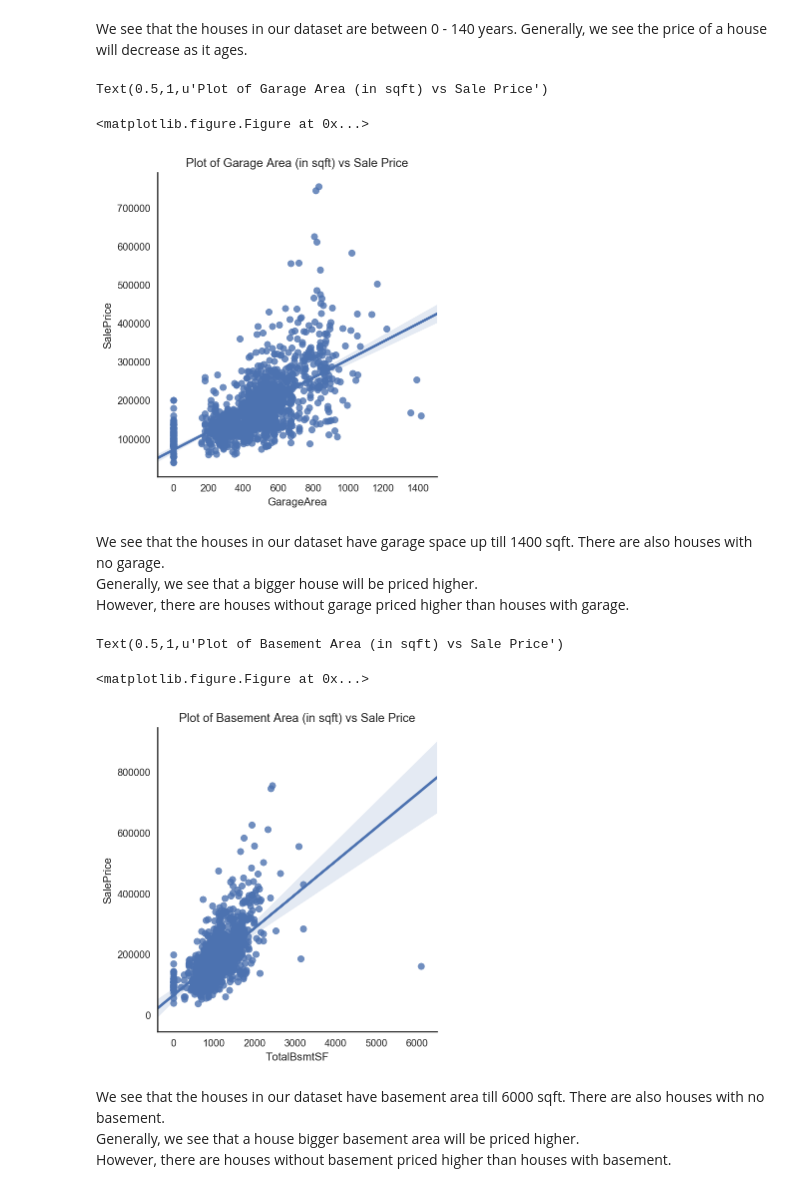
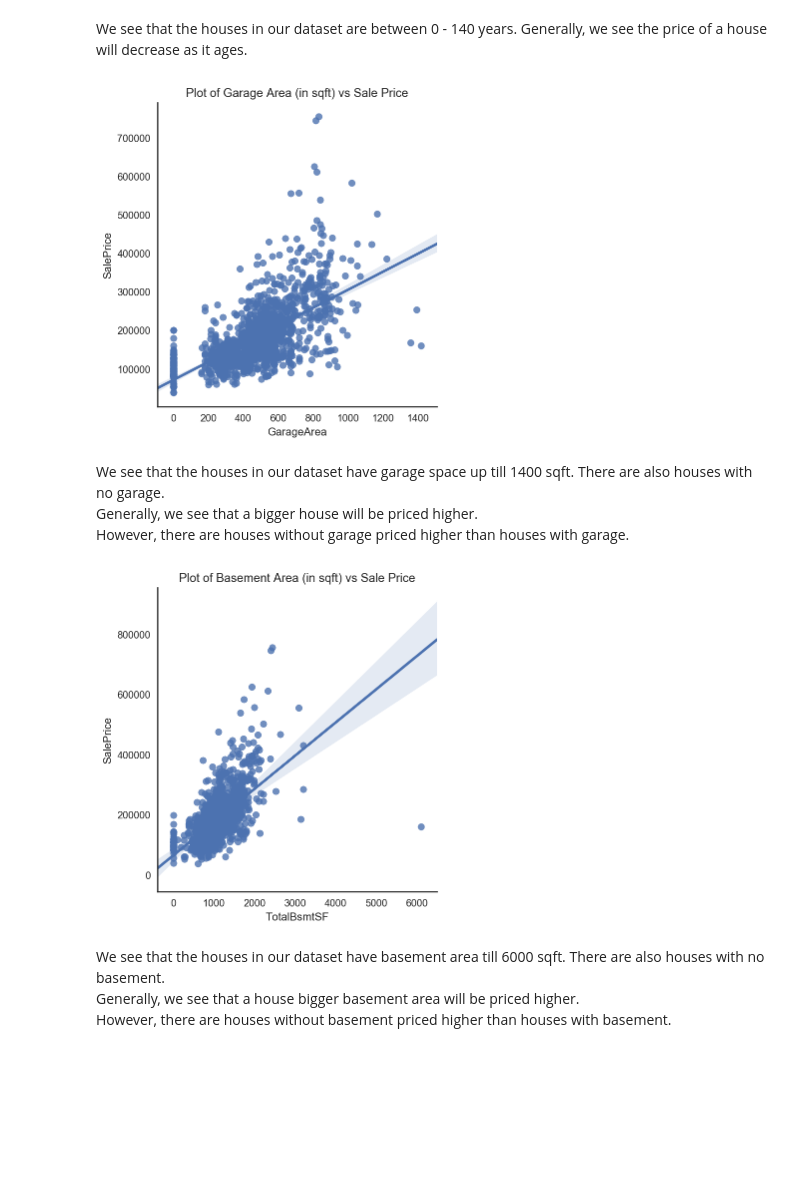
Before and after one commit to Arsyad-ah/Projects-GA, a Jupyter notebook: project-3/notebooks/project-03-starter.ipynb, the cells around one changed output. Cells and saved outputs as stored; diff of their text form; code cells hidden in the pictures; blank space fills up the shorter version.

```diff
--- a/project-3/notebooks/project-03-starter.ipynb
+++ b/project-3/notebooks/project-03-starter.ipynb
@@ -74,7 +74,7 @@ and generally anything you deem can be modified without having to undergo major
 # %%
 # Loading the data
 
-house = pd.read_csv('./housing.csv')
+house = pd.read_csv('../data/housing.csv')
 # %%
 house.shape
 # %% [output]
@@ -470 +461,7 @@ print house_1.shape
+# %%
+def plot_lmplot(col1, col2, df, title):
+#     plt.figure(figsize=(5,5))
+    sns.lmplot(col1, col2, df)
+    plt.title(title)
+    plt.show()
 # %%
@@ -491,26 +487,25 @@ Text(0.5,1,u'Plot of House Age vs Sale Price')
 We see that the houses in our dataset are between 0 - 140 years.
 Generally, we see the price of a house will decrease as it ages.
 # %%
-# see relation of Garage Area with SalePrice
-plt.figure(figsize=(1,1))
-sns.lmplot('GarageArea', 'SalePrice', house_1)
-plt.title('Plot of Garage Area (in sqft) vs Sale Price')
+col1 = 'GarageArea'
+col2 = 'SalePrice'
+df = house_1
+title = 'Plot of Garage Area (in sqft) vs Sale Price'
+plot_lmplot(col1, col2, df, title)
 # %% [output]
-Text(0.5,1,u'Plot of Garage Area (in sqft) vs Sale Price')
-<matplotlib.figure.Figure at 0x...>
 [figure]
 # %% [markdown]
 We see that the houses in our dataset have garage space up till 1400 sqft. There are also houses with no garage. <br>
 Generally, we see that a bigger house will be priced higher. <br>
 However, there are houses without garage priced higher than houses with garage.
 # %%
-plt.figure(figsize=(1,1))
-sns.lmplot('TotalBsmtSF', 'SalePrice', house_1)
-plt.title('Plot of Basement Area (in sqft) vs Sale Price')
+col1 = 'TotalBsmtSF'
+col2 = 'SalePrice'
+df = house_1
+title = 'Plot of Basement Area (in sqft) vs Sale Price'
+plot_lmplot(col1, col2, df, title)
 # %% [output]
-Text(0.5,1,u'Plot of Basement Area (in sqft) vs Sale Price')
-<matplotlib.figure.Figure at 0x...>
-[figure, old version]
+[figure, new version]
 # %% [markdown]
 We see that the houses in our dataset have basement area till 6000 sqft. There are also houses with no basement. <br>
 Generally, we see that a house bigger basement area will be priced higher. <br>
```
Also changed, not shown: parts of 23 cells of this notebook.
